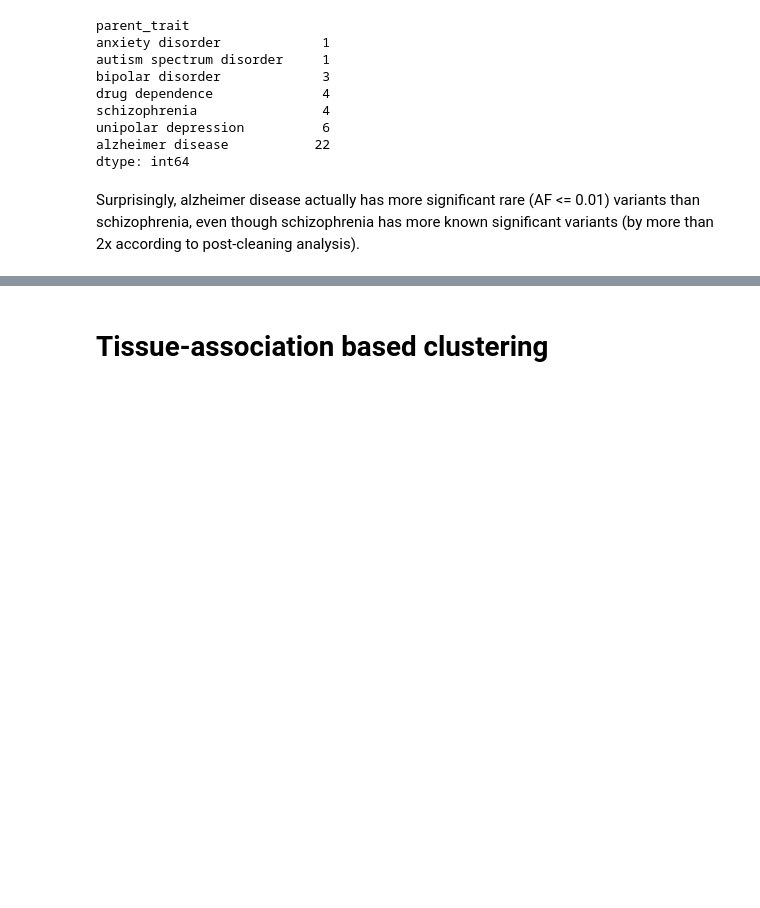
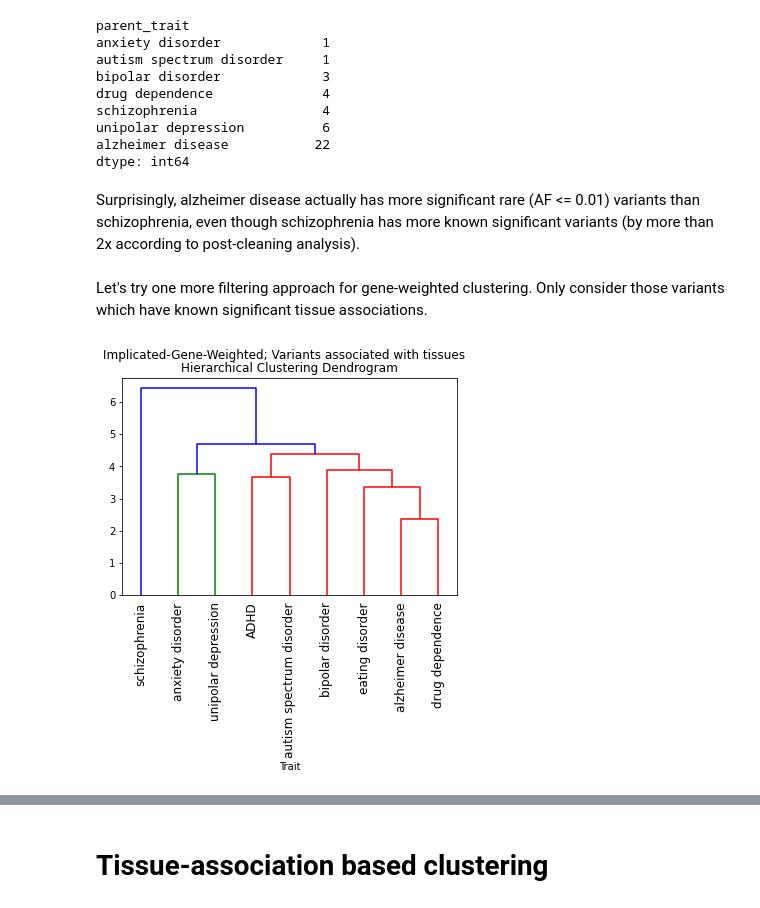
Before and after one commit to jstimes/MentalMap, a Jupyter notebook: notebooks/GWAS_encode_and_cluster.ipynb, the cells around one changed output, grey strips where cells are left out. Cells and saved outputs as stored; diff of their text form; code cells hidden in the pictures; blank space fills up the shorter version.

```diff
--- a/notebooks/GWAS_encode_and_cluster.ipynb
+++ b/notebooks/GWAS_encode_and_cluster.ipynb
@@ -548,3 +578,20 @@ alzheimer disease           22
 dtype: int64
 # %% [markdown]
 Surprisingly, alzheimer disease actually has more significant rare (AF <= 0.01) variants than schizophrenia, even though schizophrenia has more known significant variants (by more than 2x according to post-cleaning analysis).
+# %% [markdown]
+Let's try one more filtering approach for gene-weighted clustering. Only consider those variants which have known significant tissue associations.
+# %%
+def filter_to_tissue_associations(in_df: pd.DataFrame) -> pd.DataFrame:
+  """Filters to rows where 'tissues' != ''. """
+  out_df = in_df.copy()
+  out_df = out_df[out_df['tissues'].map(lambda tissues: len(tissues) > 0)]
+  return out_df
+
+
+data_with_tissues_df = filter_to_tissue_associations(all_df)
+hierachical_clustering(
+    data_with_tissues_df,
+    'Implicated-Gene-Weighted; Variants associated with tissues',
+    implicated_gene_weighted_encoding)
+# %% [output]
+[figure, added]
```
Also changed, not shown: parts of 44 cells of this notebook, 1 other file.
